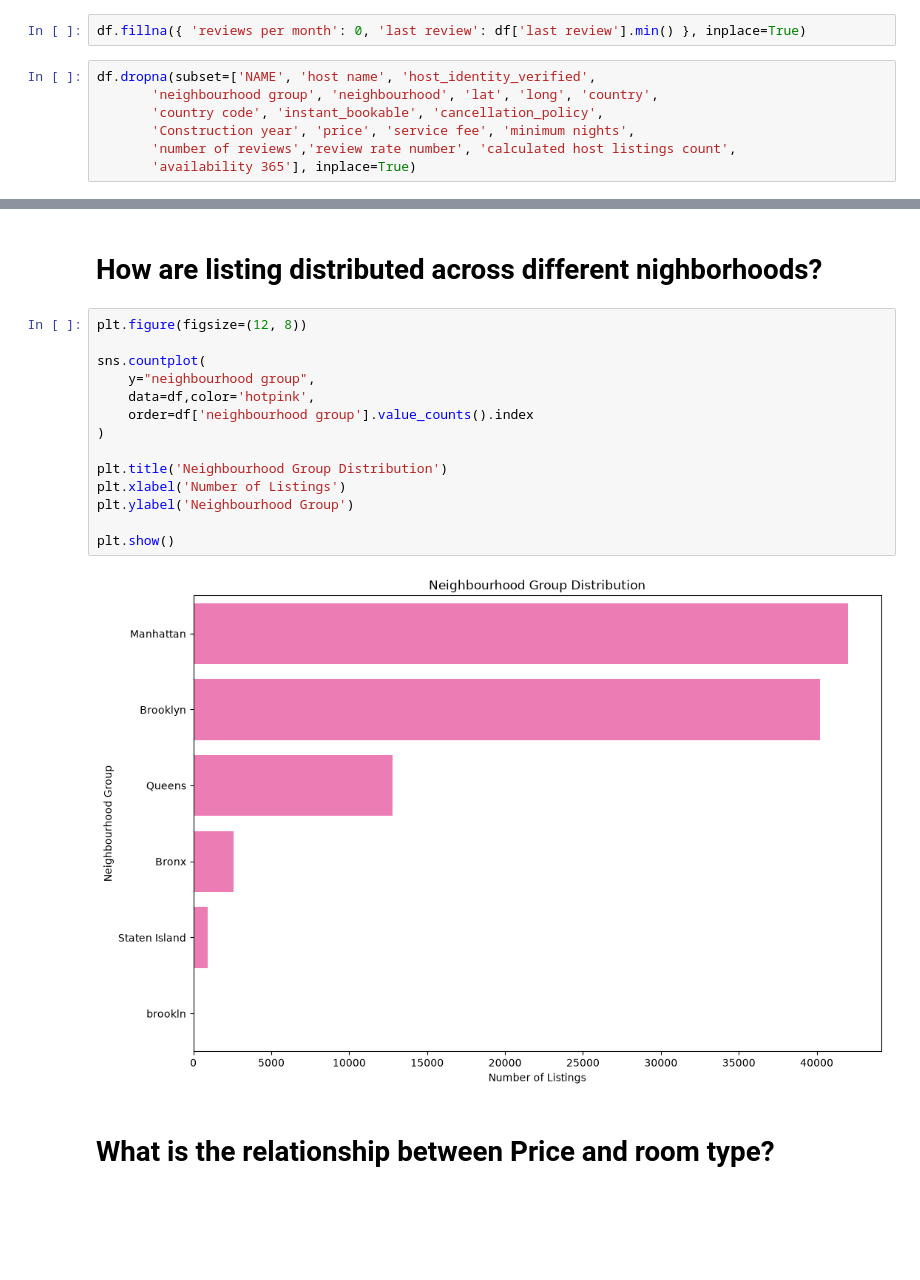
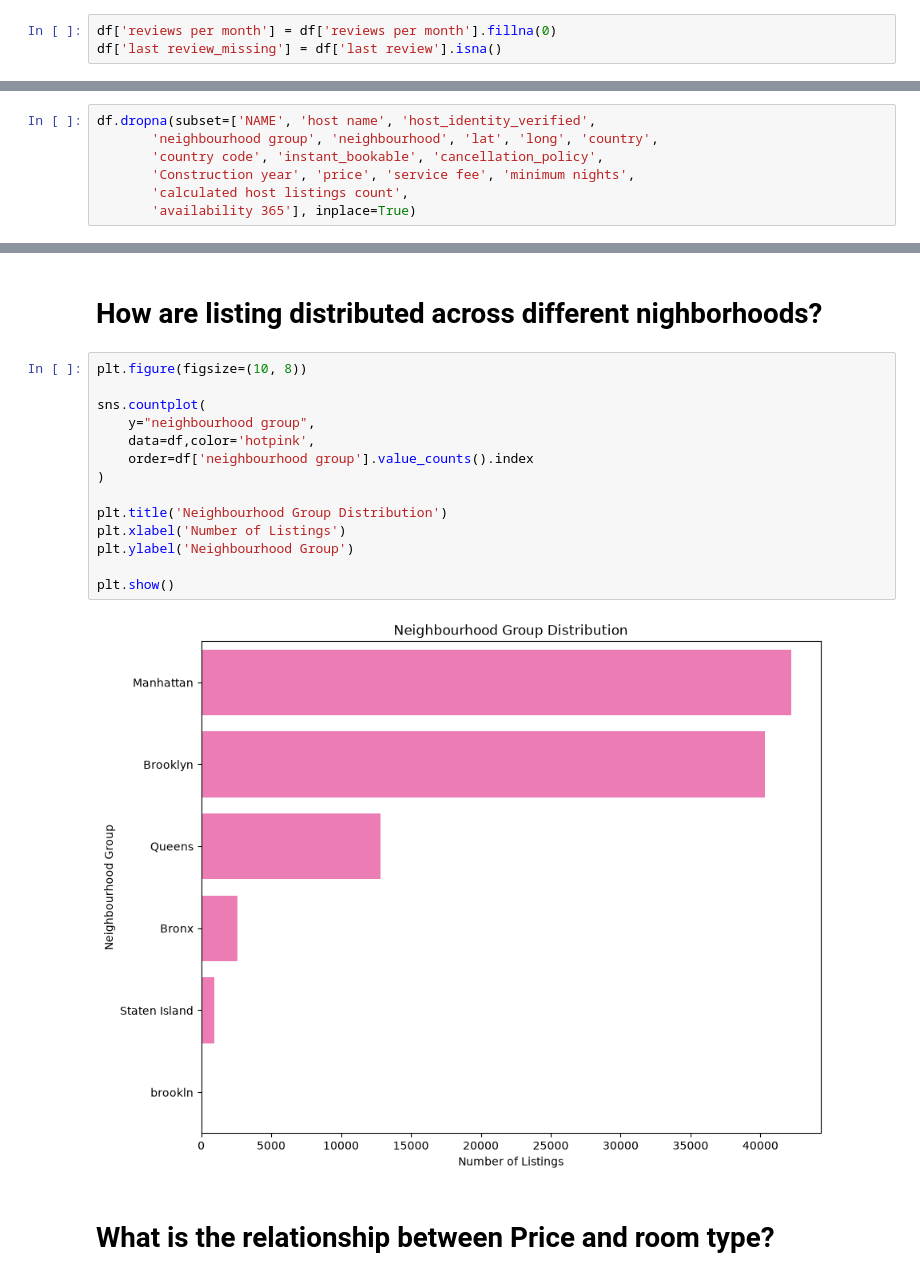
Before and after one commit to paraneankita-jpg/Airbnb_DataAnalysis, a Jupyter notebook: Analysis.ipynb, the cells around one changed output, grey strips where cells are left out. Drawn from its saved outputs; the diff is of its cells as text; blank space fills up the shorter version.

```diff
--- a/Analysis.ipynb
+++ b/Analysis.ipynb
@@ -91,16 +91,17 @@ memory usage: 20.4+ MB
 # %%
 df['last review'] = pd.to_datetime(df['last review'], errors='coerce')
 # %%
-df.fillna({ 'reviews per month': 0, 'last review': df['last review'].min() }, inplace=True)
+df['reviews per month'] = df['reviews per month'].fillna(0)
+df['last review_missing'] = df['last review'].isna()
-# %%
-df.dropna(subset=['NAME', 'host name', 'host_identity_verified',
-       'neighbourhood group', 'neighbourhood', 'lat', 'long', 'country',
-       'country code', 'instant_bookable', 'cancellation_policy',
-       'Construction year', 'price', 'service fee', 'minimum nights',
-       'number of reviews','review rate number', 'calculated host listings count',
-       'availability 365'], inplace=True)
 # %%
 df.drop(columns=['license','house_rules'], errors='ignore',inplace=True)
+# %%
+df.dropna(subset=['NAME', 'host name', 'host_identity_verified',
+       'neighbourhood group', 'neighbourhood', 'lat', 'long', 'country',
+       'country code', 'instant_bookable', 'cancellation_policy',
+       'Construction year', 'price', 'service fee', 'minimum nights',
+       'calculated host listings count',
+       'availability 365'], inplace=True)
 # %%
 # Removing dolor sign and converting price to float
 df['price'] = df['price'].replace('[\$,]', '', regex=True).astype(float)
@@ -228,21 +229,21 @@ plt.show()
 # %% [markdown]
 # How are listing distributed across different nighborhoods?
 # %%
-plt.figure(figsize=(12, 8))
+plt.figure(figsize=(10, 8))
 
 sns.countplot(
     y="neighbourhood group",
     data=df,color='hotpink',
     order=df['neighbourhood group'].value_counts().index
 )
 
 plt.title('Neighbourhood Group Distribution')
 plt.xlabel('Number of Listings')
 plt.ylabel('Neighbourhood Group')
 
 plt.show()
 # %% [output]
-[figure, old version]
+[figure, new version]
 # %% [markdown]
 # What is the relationship between Price and room type?
 # %%
```
Also changed, not shown: parts of 12 cells of this notebook.
